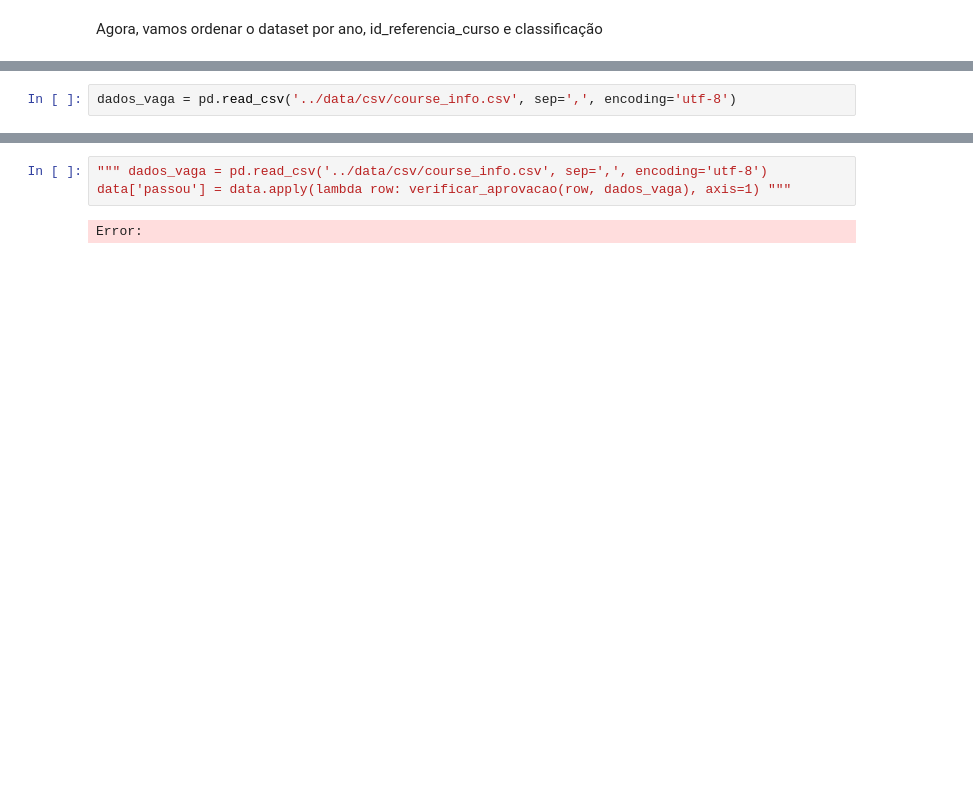
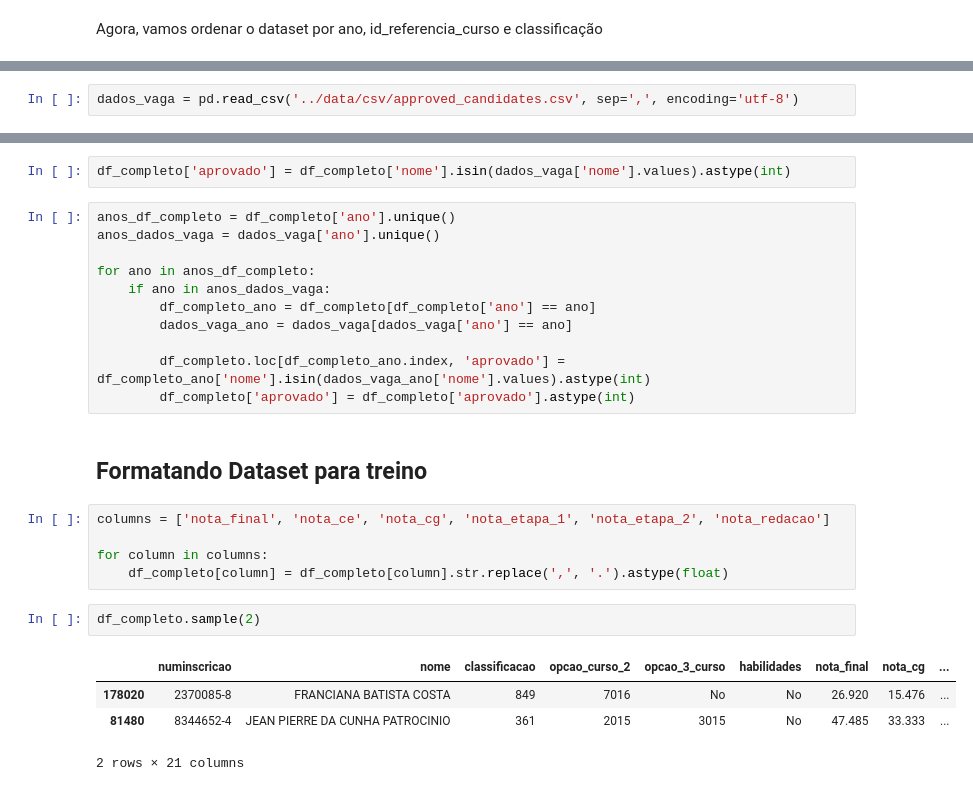
Before and after one commit to gabrielSantosLima/data-mining-macro-uea, a Jupyter notebook: notebooks/1 - Pre-processamento dos dados.ipynb, the cells around one changed output, grey strips where cells are left out. Drawn from its saved outputs; the diff is of its cells as text; blank space fills up the shorter version.

Commit message:
adding 'aprovado' column

```diff
--- a/notebooks/1 - Pre-processamento dos dados.ipynb
+++ b/notebooks/1 - Pre-processamento dos dados.ipynb
@@ -215,2 +240,2 @@ data.sample(10)
 # %%
-dados_vaga = pd.read_csv('../data/csv/course_info.csv', sep=',', encoding='utf-8')
+dados_vaga = pd.read_csv('../data/csv/approved_candidates.csv', sep=',', encoding='utf-8')
@@ -251,5 +242,27 @@ KeyboardInterrupt:
-# %%
-""" dados_vaga = pd.read_csv('../data/csv/course_info.csv', sep=',', encoding='utf-8')
-data['passou'] = data.apply(lambda row: verificar_aprovacao(row, dados_vaga), axis=1) """
-# %% [output]
-Error:
+# %%
+df_completo['aprovado'] = df_completo['nome'].isin(dados_vaga['nome'].values).astype(int)
+# %%
+anos_df_completo = df_completo['ano'].unique()
+anos_dados_vaga = dados_vaga['ano'].unique()
+
+for ano in anos_df_completo:
+    if ano in anos_dados_vaga:
+        df_completo_ano = df_completo[df_completo['ano'] == ano]
+        dados_vaga_ano = dados_vaga[dados_vaga['ano'] == ano]
+
+        df_completo.loc[df_completo_ano.index, 'aprovado'] = df_completo_ano['nome'].isin(dados_vaga_ano['nome'].values).astype(int)
+        df_completo['aprovado'] = df_completo['aprovado'].astype(int)
+# %% [markdown]
+## Formatando Dataset para treino
+# %%
+columns = ['nota_final', 'nota_ce', 'nota_cg', 'nota_etapa_1', 'nota_etapa_2', 'nota_redacao']
+
+for column in columns:
+    df_completo[column] = df_completo[column].str.replace(',', '.').astype(float)
+# %%
+df_completo.sample(2)
+# %% [output]
+|  | numinscricao | nome | classificacao | opcao_curso_2 | opcao_3_curso | habilidades | nota_final | nota_cg | ... |
+| 178020 | 2370085-8 | FRANCIANA BATISTA COSTA | 849 | 7016 | No | No | 26.920 | 15.476 | ... |
+| 81480 | 8344652-4 | JEAN PIERRE DA CUNHA PATROCINIO | 361 | 2015 | 3015 | No | 47.485 | 33.333 | ... |
+2 rows × 21 columns
```
Also changed, not shown: parts of 12 cells of this notebook, 11 other files.
